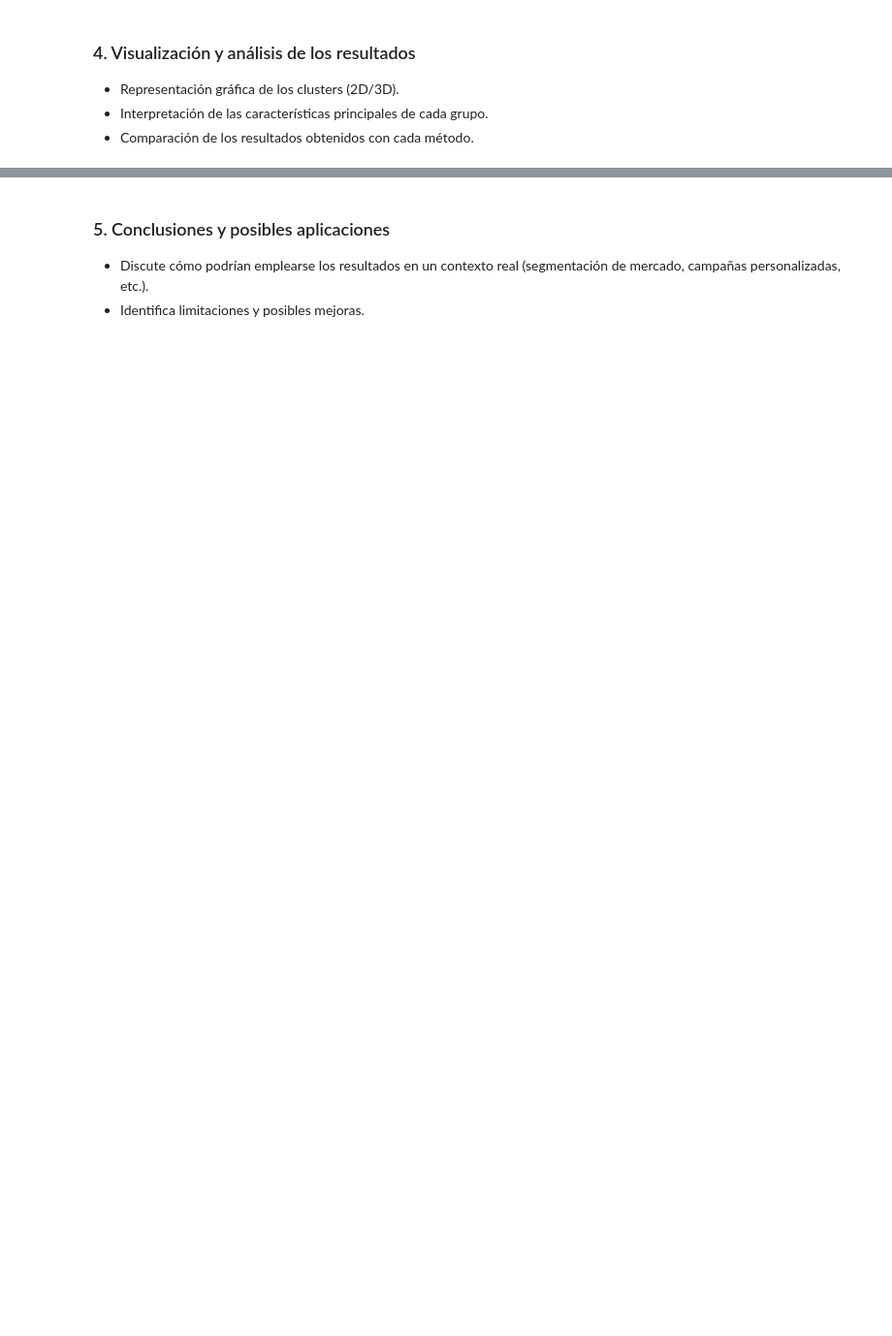
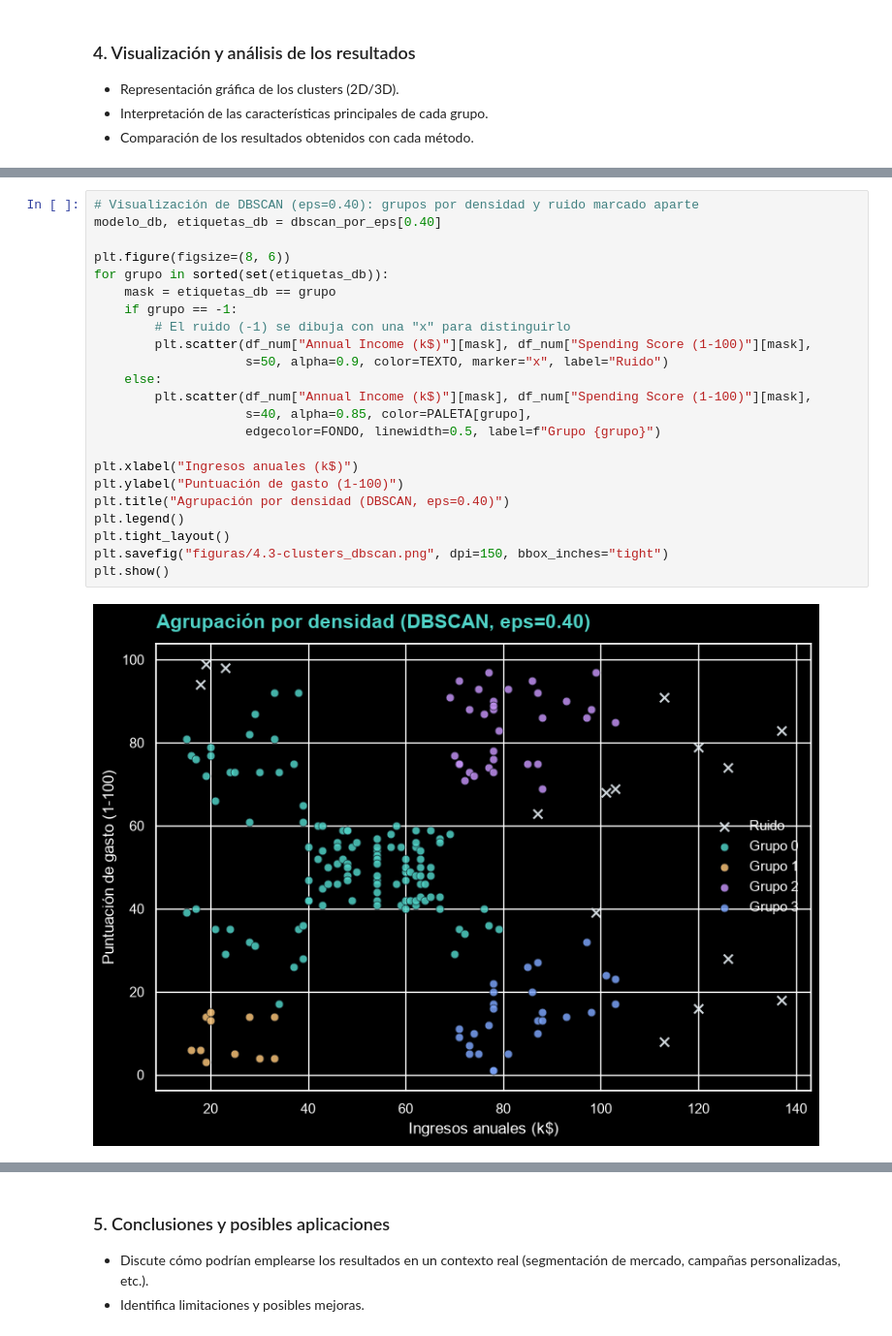
Before and after one commit to QudeCode/MSc-FIAIS-Activity-1, a Jupyter notebook: segmentacion_clientes.ipynb, the cells around one changed output, grey strips where cells are left out. Shown at 97% size. Drawn from its saved outputs; the diff is of its cells as text; blank space fills up the shorter version.

```diff
--- a/segmentacion_clientes.ipynb
+++ b/segmentacion_clientes.ipynb
@@ -465,0 +554,25 @@ K-Means con **k = 5** asigna los 200 clientes a 5 grupos bien definidos sin deja
+# %%
+# Visualización de DBSCAN (eps=0.40): grupos por densidad y ruido marcado aparte
+modelo_db, etiquetas_db = dbscan_por_eps[0.40]
+
+plt.figure(figsize=(8, 6))
+for grupo in sorted(set(etiquetas_db)):
+    mask = etiquetas_db == grupo
+    if grupo == -1:
+        # El ruido (-1) se dibuja con una "x" para distinguirlo
+        plt.scatter(df_num["Annual Income (k$)"][mask], df_num["Spending Score (1-100)"][mask],
+                    s=50, alpha=0.9, color=TEXTO, marker="x", label="Ruido")
+    else:
+        plt.scatter(df_num["Annual Income (k$)"][mask], df_num["Spending Score (1-100)"][mask],
+                    s=40, alpha=0.85, color=PALETA[grupo],
+                    edgecolor=FONDO, linewidth=0.5, label=f"Grupo {grupo}")
+
+plt.xlabel("Ingresos anuales (k$)")
+plt.ylabel("Puntuación de gasto (1-100)")
+plt.title("Agrupación por densidad (DBSCAN, eps=0.40)")
+plt.legend()
+plt.tight_layout()
+plt.savefig("figuras/4.3-clusters_dbscan.png", dpi=150, bbox_inches="tight")
+plt.show()
+# %% [output]
+[figure, added]
```
Also changed, not shown: parts of 17 cells of this notebook, 11 other files.
